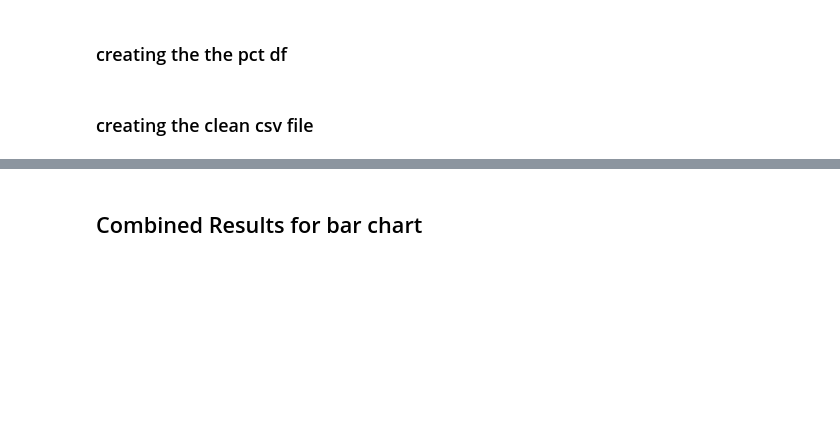
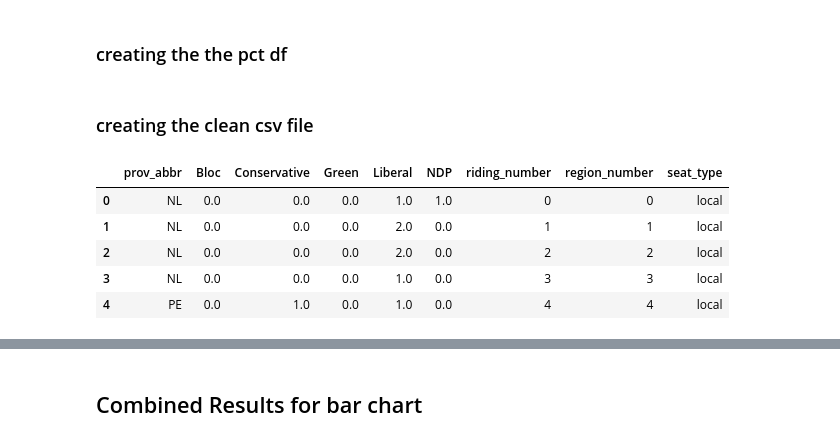
Before and after one commit to smcmurtry/electoral_reform, a Jupyter notebook: python/data_munging.ipynb, the cells around one changed output, grey strips where cells are left out. Drawn from its saved outputs; the diff is of its cells as text; code cells hidden in the pictures; blank space fills up the shorter version.

Commit message:
working on getting the stv riding borders to show correctly

```diff
--- a/python/data_munging.ipynb
+++ b/python/data_munging.ipynb
@@ -453,3 +429,20 @@ for col in ['Bloc', 'Conservative', 'Green', 'Liberal', 'NDP']:
 del pct_df_stv['total_seats']
 # %% [markdown]
 ### creating the clean csv file
+# %%
+stv2 = stv1.copy()
+del stv2['riding_size_calc']
+del stv2['riding_size']
+stv2['riding_number'] = stv2.index
+stv2.rename(columns={'prov': 'prov_abbr'}, inplace=True)
+stv2['region_number'] = stv2['riding_number'] # stv2['prov_abbr'].map(lambda x: provs.index(x))
+stv2['seat_type'] = ['local']*len(stv2)
+# %%
+stv2.head()
+# %% [output]
+|  | prov_abbr | Bloc | Conservative | Green | Liberal | NDP | riding_number | region_number | seat_type |
+| 0 | NL | 0.0 | 0.0 | 0.0 | 1.0 | 1.0 | 0 | 0 | local |
+| 1 | NL | 0.0 | 0.0 | 0.0 | 2.0 | 0.0 | 1 | 1 | local |
+| 2 | NL | 0.0 | 0.0 | 0.0 | 2.0 | 0.0 | 2 | 2 | local |
+| 3 | NL | 0.0 | 0.0 | 0.0 | 1.0 | 0.0 | 3 | 3 | local |
+| 4 | PE | 0.0 | 1.0 | 0.0 | 1.0 | 0.0 | 4 | 4 | local |
```
Also changed, not shown: parts of 9 cells of this notebook, 5 other files.
